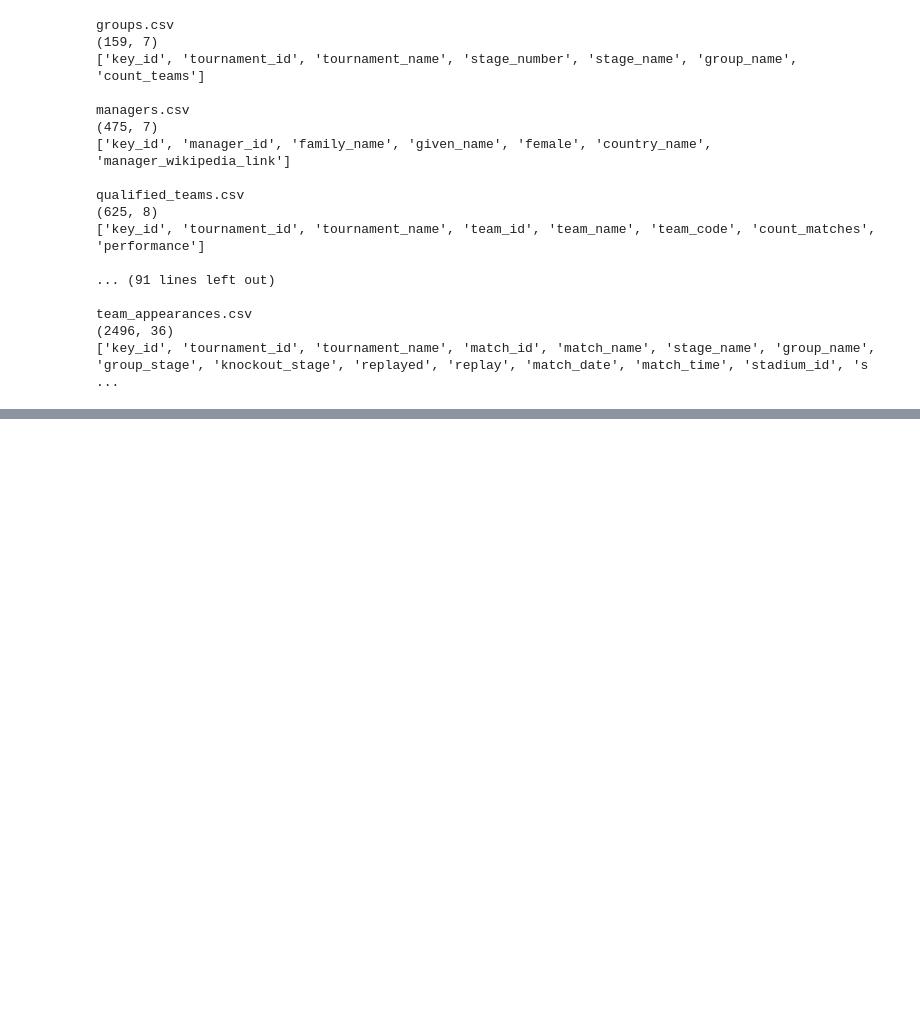
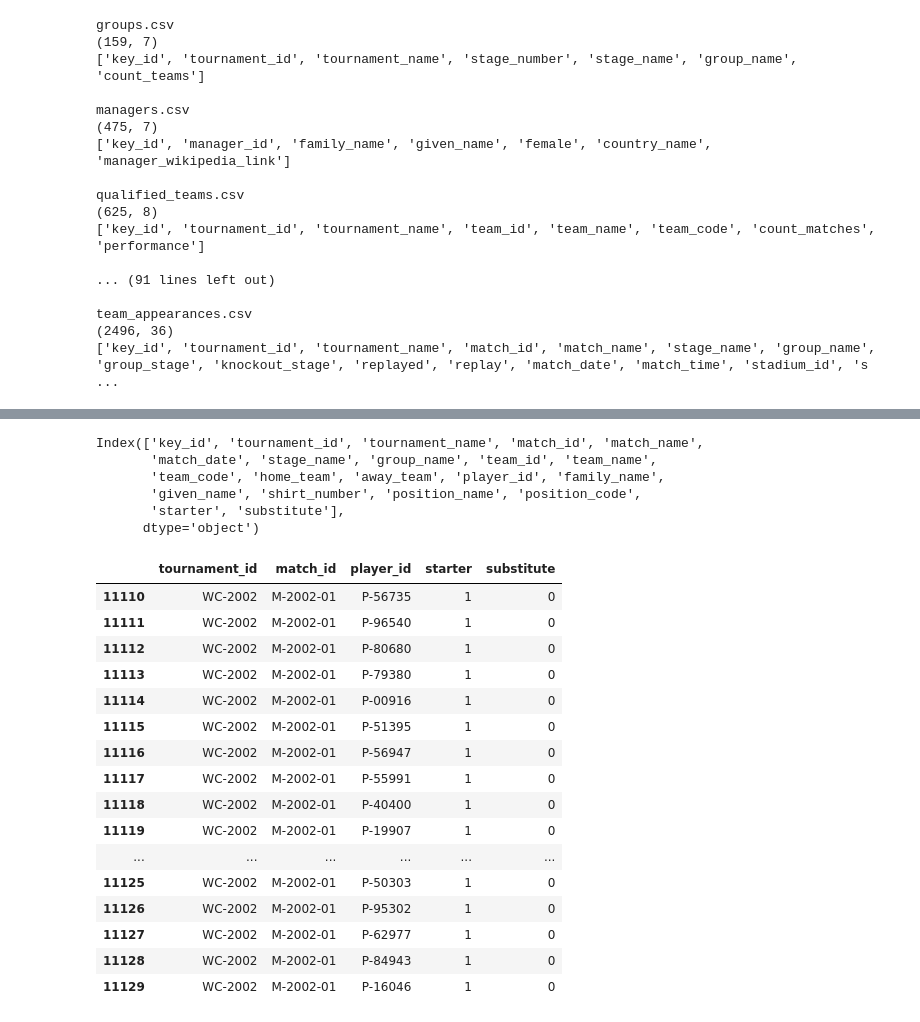
Before and after one commit to tonyinarula/World-Cup-2026-Predictive-Analysis, a Jupyter notebook: analysis.ipynb, the cells around one changed output, grey strips where cells are left out. Drawn from its saved outputs; the diff is of its cells as text; code cells hidden in the pictures; blank space fills up the shorter version.

```diff
--- a/analysis.ipynb
+++ b/analysis.ipynb
@@ -115,0 +244,37 @@ team_appearances.csv
+# %%
+player_appearances.columns
+# %% [output]
+Index(['key_id', 'tournament_id', 'tournament_name', 'match_id', 'match_name',
+       'match_date', 'stage_name', 'group_name', 'team_id', 'team_name',
+       'team_code', 'home_team', 'away_team', 'player_id', 'family_name',
+       'given_name', 'shirt_number', 'position_name', 'position_code',
+       'starter', 'substitute'],
+      dtype='object')
+# %%
+player_appearances_clean = player_appearances[player_appearances['match_date'] > '2000-01-01'][[
+    'tournament_id',
+    'match_id',
+    'player_id',
+    'starter',
+    'substitute'
+]]
+# %%
+player_appearances_clean.head(20)
+# %% [output]
+|  | tournament_id | match_id | player_id | starter | substitute |
+| 11110 | WC-2002 | M-2002-01 | P-56735 | 1 | 0 |
+| 11111 | WC-2002 | M-2002-01 | P-96540 | 1 | 0 |
+| 11112 | WC-2002 | M-2002-01 | P-80680 | 1 | 0 |
+| 11113 | WC-2002 | M-2002-01 | P-79380 | 1 | 0 |
+| 11114 | WC-2002 | M-2002-01 | P-00916 | 1 | 0 |
+| 11115 | WC-2002 | M-2002-01 | P-51395 | 1 | 0 |
+| 11116 | WC-2002 | M-2002-01 | P-56947 | 1 | 0 |
+| 11117 | WC-2002 | M-2002-01 | P-55991 | 1 | 0 |
+| 11118 | WC-2002 | M-2002-01 | P-40400 | 1 | 0 |
+| 11119 | WC-2002 | M-2002-01 | P-19907 | 1 | 0 |
+| ... | ... | ... | ... | ... | ... |
+| 11125 | WC-2002 | M-2002-01 | P-50303 | 1 | 0 |
+| 11126 | WC-2002 | M-2002-01 | P-95302 | 1 | 0 |
+| 11127 | WC-2002 | M-2002-01 | P-62977 | 1 | 0 |
+| 11128 | WC-2002 | M-2002-01 | P-84943 | 1 | 0 |
+| 11129 | WC-2002 | M-2002-01 | P-16046 | 1 | 0 |
```
Also changed, not shown: parts of 31 cells of this notebook.
